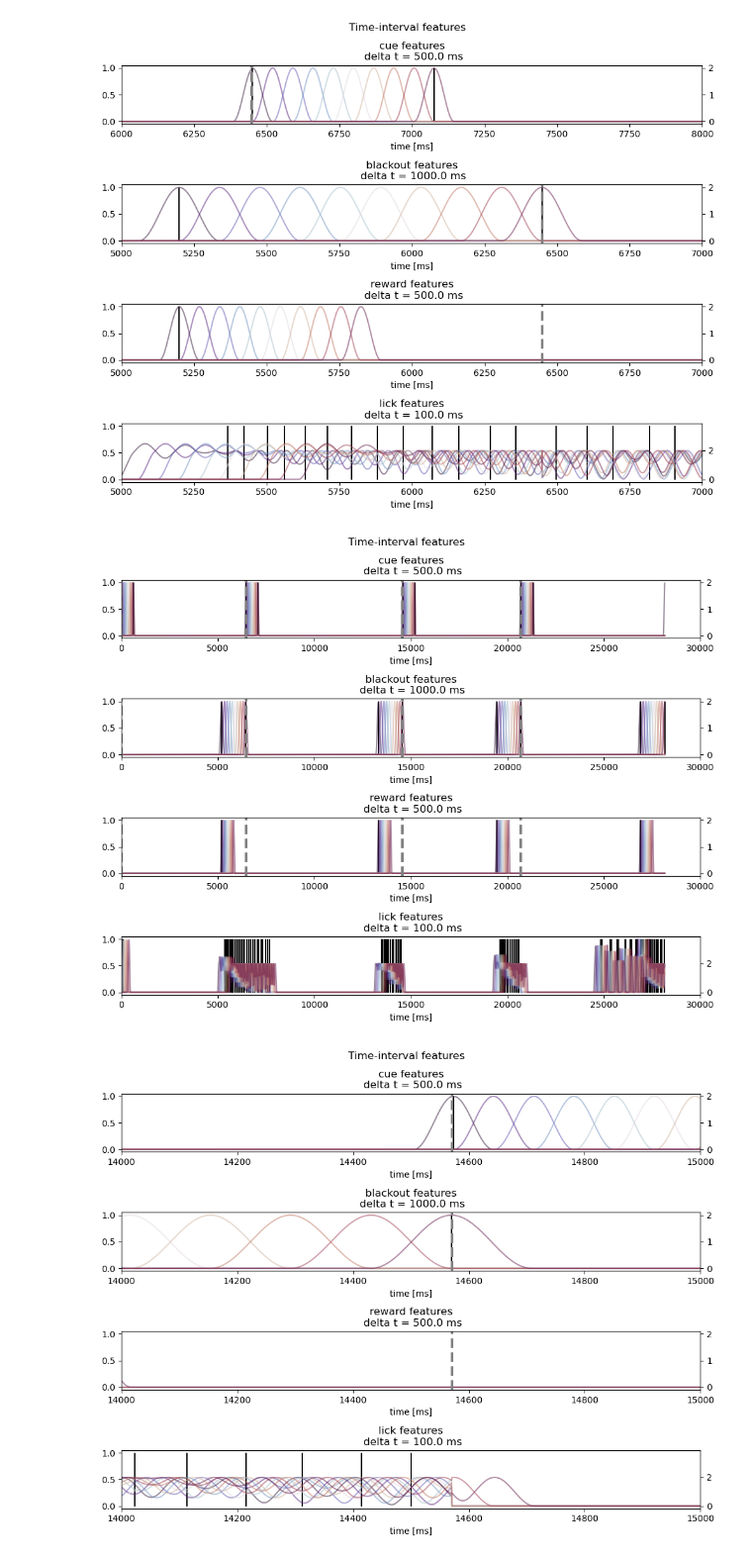
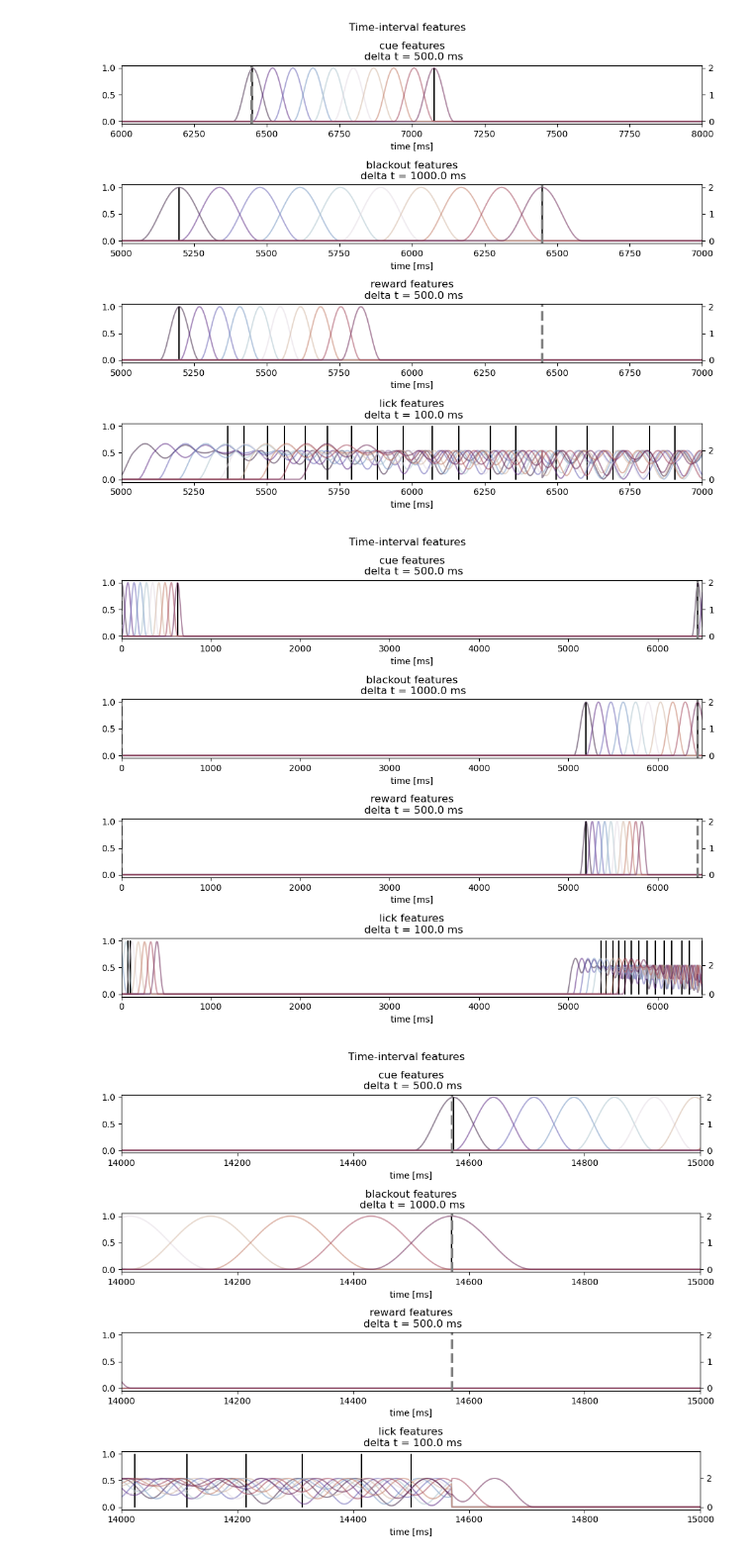
Before and after one commit to the-wang-lab/active_task_encoding_model, a Jupyter notebook: visualize_data.ipynb, the cells around one changed output. Shown at 99% size. Cells and saved outputs as stored; diff of their text form; code cells hidden in the pictures.

```diff
--- a/visualize_data.ipynb
+++ b/visualize_data.ipynb
@@ -461,9 +461,10 @@ fig.tight_layout()
 # %% [output]
 [figure]
 # %%
+# single trial
 for ax in axarr:
-    ax.set_xlim(0, 30000)
+    ax.set_xlim(0, 6500)
 fig
 # %% [output]
-[figure, old version]
+[figure, new version]
 # %%
```
Also changed, not shown: parts of 1 cell of this notebook.
